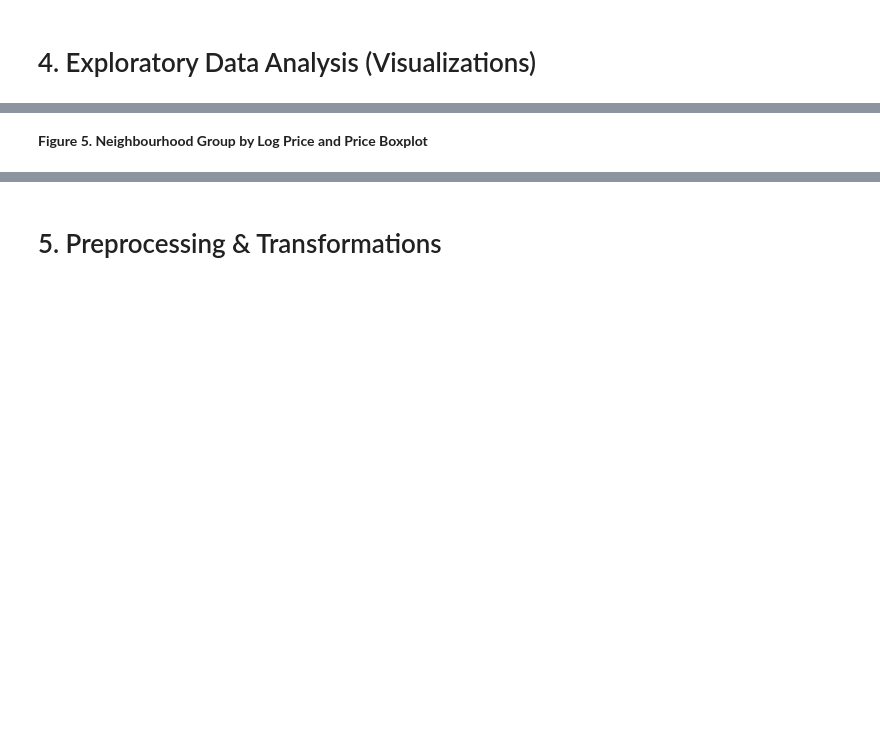
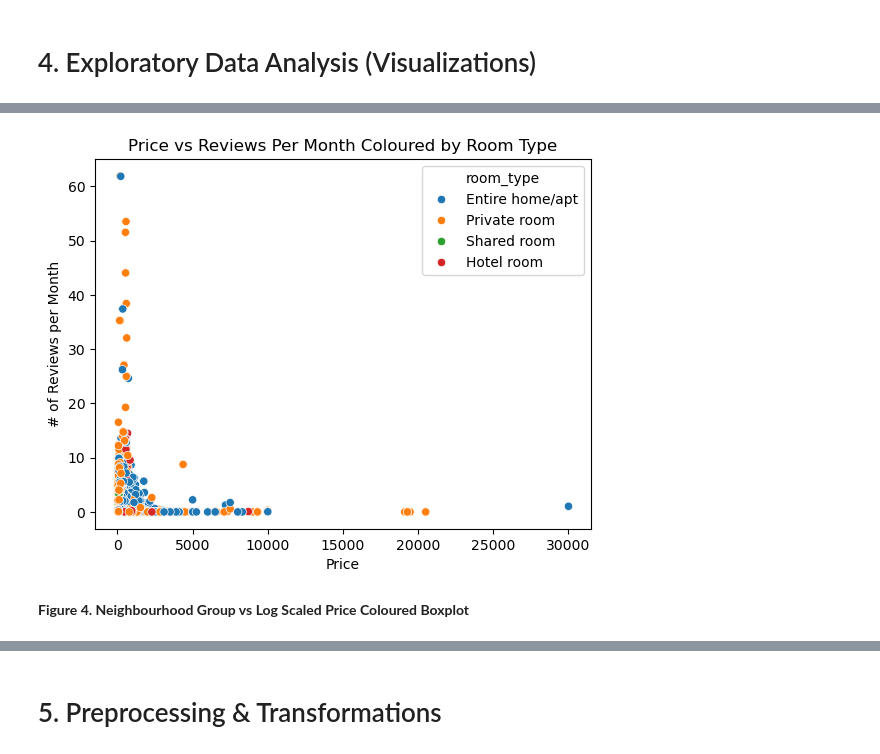
Before and after one commit to DSCI-310-2024/DSCI_310_Group_9_NY-airbnb-analysis, a Jupyter notebook: src/milestone_1.ipynb, the cells around one changed output, grey strips where cells are left out. Saved outputs shown, nothing was run; the diff lists cells and outputs as text; code cells hidden in the pictures; blank space fills up the shorter version.

```diff
--- a/src/milestone_1.ipynb
+++ b/src/milestone_1.ipynb
@@ -347,5 +313,13 @@ plt.show()
+# %%
+sns.scatterplot(train_df, x = 'price', y='reviews_per_month', hue='room_type')
+plt.title("Price vs Reviews Per Month Coloured by Room Type")
+plt.xlabel("Price")
+plt.ylabel("# of Reviews per Month")
+plt.show()
+# %% [output]
+[figure, added]
 # %% [markdown]
-**Figure 5. Neighbourhood Group by Log Price and Price Boxplot**
+**Figure 4. Neighbourhood Group vs Log Scaled Price Coloured Boxplot**
 # %%
 log_price = np.log(train_df['price'])
 
```
Also changed, not shown: parts of 30 cells of this notebook.
